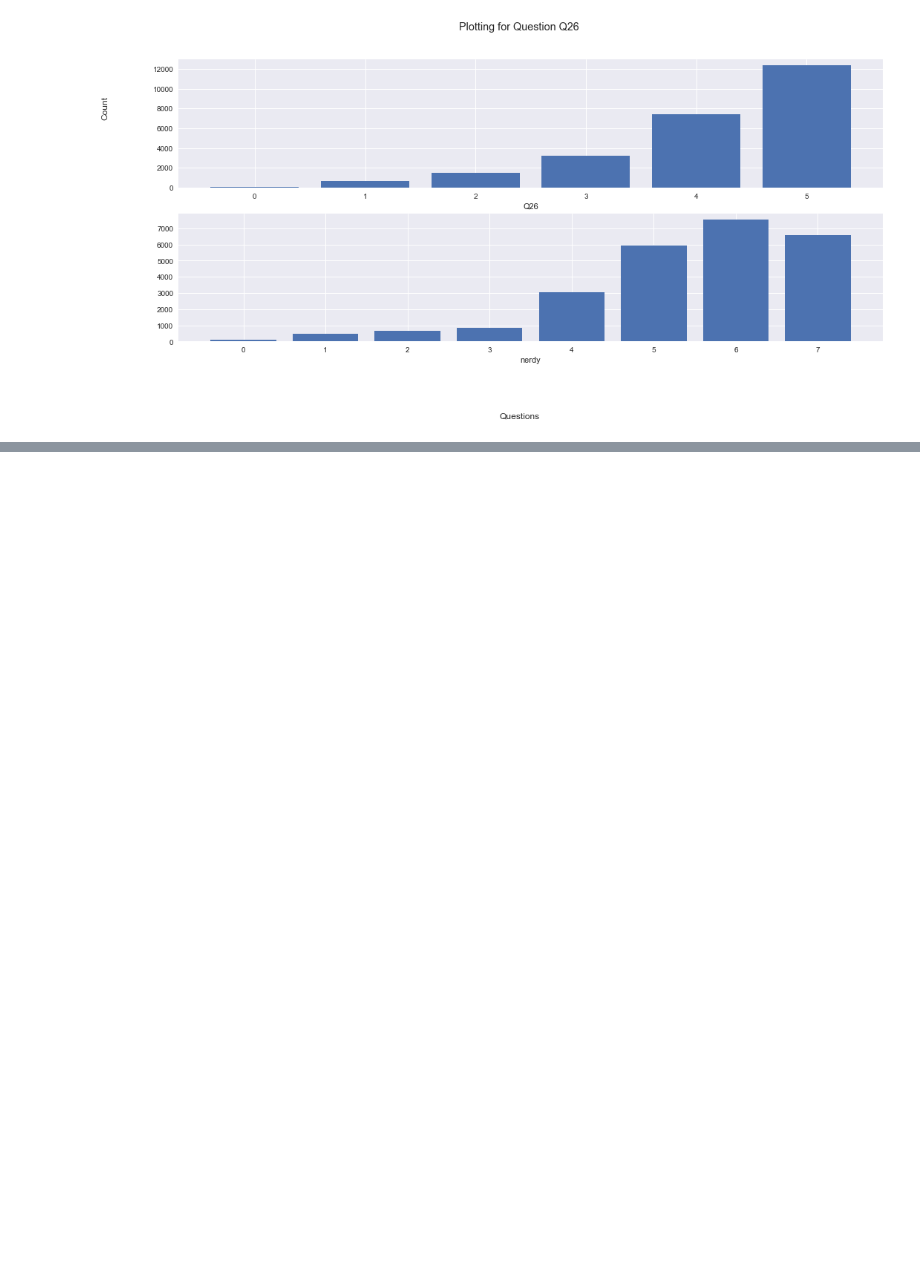
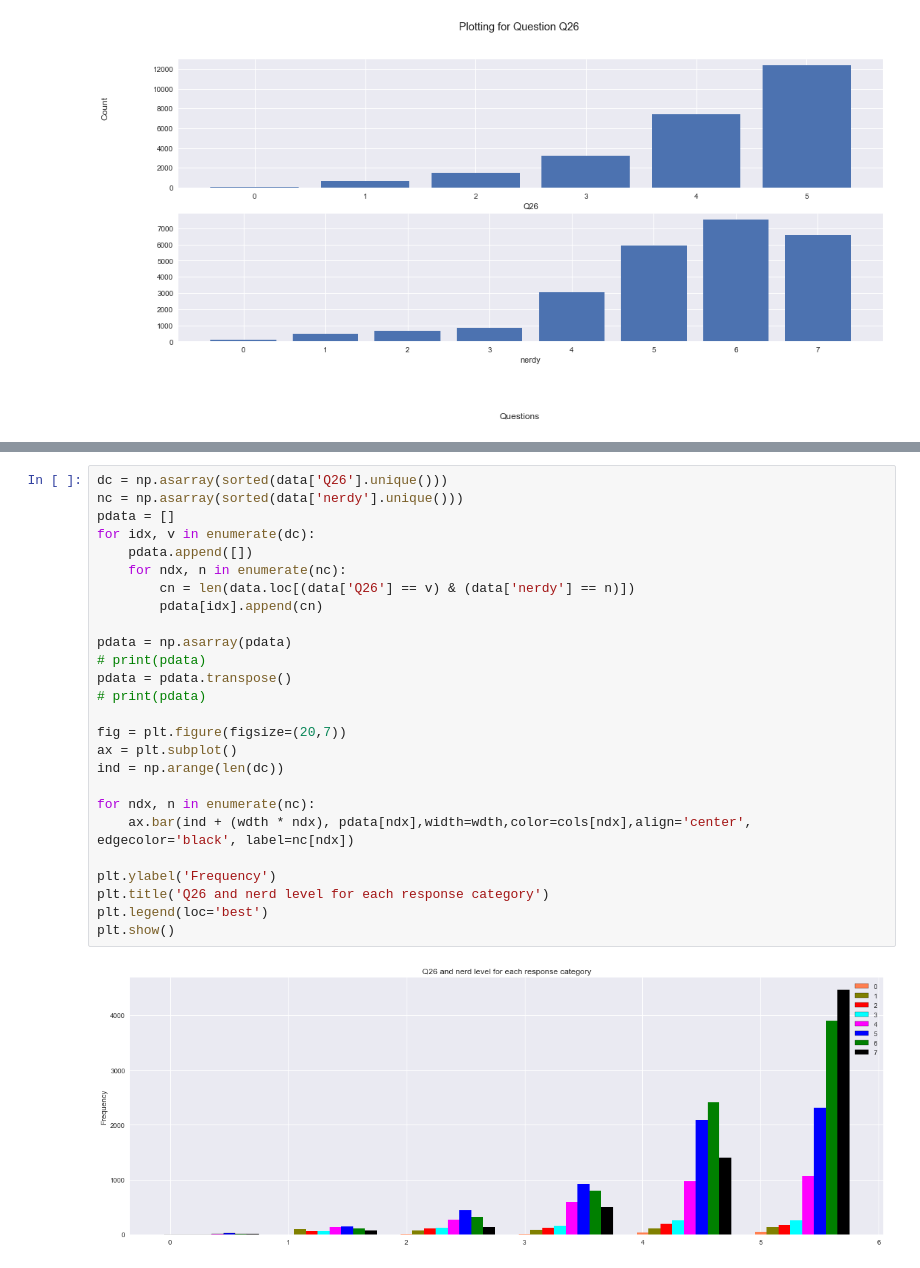
Before and after one commit to rupesh-papneja/am, a Jupyter notebook: ml-phase-1.ipynb, the cells around one changed output, grey strips where cells are left out. Cells and saved outputs as stored; diff of their text form; blank space fills up the shorter version.

```diff
--- a/ml-phase-1.ipynb
+++ b/ml-phase-1.ipynb
@@ -450,0 +496,28 @@ del idx
+# %%
+dc = np.asarray(sorted(data['Q26'].unique()))
+nc = np.asarray(sorted(data['nerdy'].unique()))
+pdata = []
+for idx, v in enumerate(dc):
+    pdata.append([])
+    for ndx, n in enumerate(nc):
+        cn = len(data.loc[(data['Q26'] == v) & (data['nerdy'] == n)])
+        pdata[idx].append(cn)
+
+pdata = np.asarray(pdata)
+# print(pdata)
+pdata = pdata.transpose()
+# print(pdata)
+
+fig = plt.figure(figsize=(20,7))
+ax = plt.subplot()
+ind = np.arange(len(dc))
+
+for ndx, n in enumerate(nc):
+    ax.bar(ind + (wdth * ndx), pdata[ndx],width=wdth,color=cols[ndx],align='center', edgecolor='black', label=nc[ndx])
+
+plt.ylabel('Frequency')
+plt.title('Q26 and nerd level for each response category')
+plt.legend(loc='best')
+plt.show()
+# %% [output]
+[figure, added]
```
Also changed, not shown: parts of 7 cells of this notebook.
